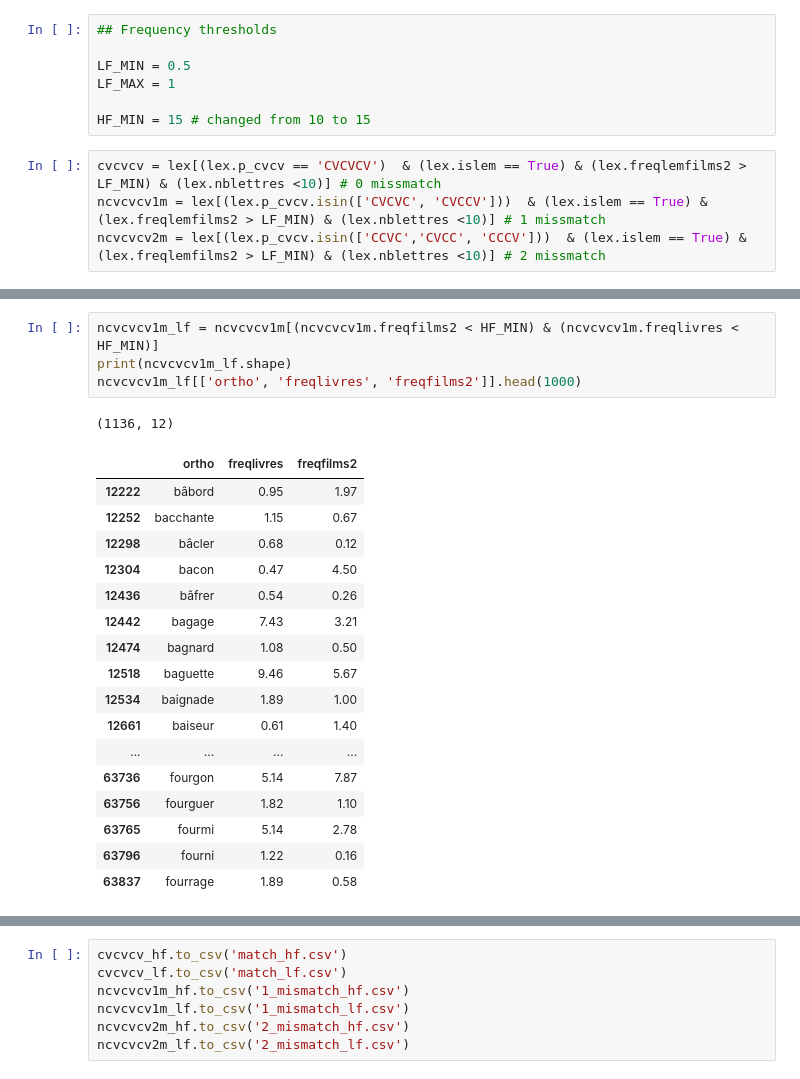
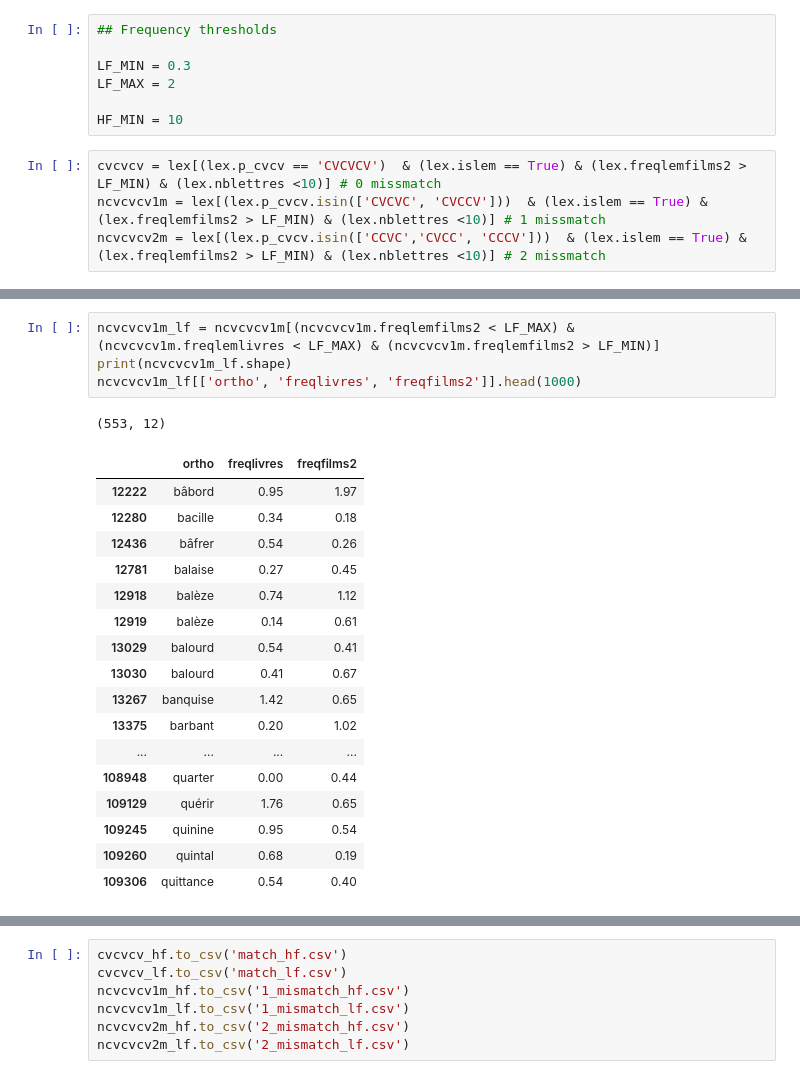
Before and after one commit to chrplr/LPC_2022, a Jupyter notebook: lpc_materials.ipynb, the cells around one changed output, grey strips where cells are left out. Drawn from its saved outputs; the diff is of its cells as text.

```diff
--- a/lpc_materials.ipynb
+++ b/lpc_materials.ipynb
@@ -46,10 +52,10 @@ Experimental factors:
 # %%
 ## Frequency thresholds
 
-LF_MIN = 0.5
-LF_MAX = 1
+LF_MIN = 0.3
+LF_MAX = 2
 
-HF_MIN = 15 # changed from 10 to 15
+HF_MIN = 10
 # %%
 cvcvcv = lex[(lex.p_cvcv == 'CVCVCV')  & (lex.islem == True) & (lex.freqlemfilms2 > LF_MIN) & (lex.nblettres <10)] # 0 missmatch
 ncvcvcv1m = lex[(lex.p_cvcv.isin(['CVCVC', 'CVCCV']))  & (lex.islem == True) & (lex.freqlemfilms2 > LF_MIN) & (lex.nblettres <10)] # 1 missmatch
@@ -126,24 +143,24 @@ ncvcvcv1m_hf[['ortho', 'freqlivres', 'freqfilms2']].head(1000)
 # %%
-ncvcvcv1m_lf = ncvcvcv1m[(ncvcvcv1m.freqfilms2 < HF_MIN) & (ncvcvcv1m.freqlivres < HF_MIN)]
+ncvcvcv1m_lf = ncvcvcv1m[(ncvcvcv1m.freqlemfilms2 < LF_MAX) & (ncvcvcv1m.freqlemlivres < LF_MAX) & (ncvcvcv1m.freqlemfilms2 > LF_MIN)]
 print(ncvcvcv1m_lf.shape)
 ncvcvcv1m_lf[['ortho', 'freqlivres', 'freqfilms2']].head(1000)
 # %% [output]
-(1136, 12)
+(553, 12)
 |  | ortho | freqlivres | freqfilms2 |
 | 12222 | bâbord | 0.95 | 1.97 |
-| 12252 | bacchante | 1.15 | 0.67 |
-| 12298 | bâcler | 0.68 | 0.12 |
-| 12304 | bacon | 0.47 | 4.50 |
+| 12280 | bacille | 0.34 | 0.18 |
 | 12436 | bâfrer | 0.54 | 0.26 |
-| 12442 | bagage | 7.43 | 3.21 |
-| 12474 | bagnard | 1.08 | 0.50 |
-| 12518 | baguette | 9.46 | 5.67 |
-| 12534 | baignade | 1.89 | 1.00 |
-| 12661 | baiseur | 0.61 | 1.40 |
+| 12781 | balaise | 0.27 | 0.45 |
+| 12918 | balèze | 0.74 | 1.12 |
+| 12919 | balèze | 0.14 | 0.61 |
+| 13029 | balourd | 0.54 | 0.41 |
+| 13030 | balourd | 0.41 | 0.67 |
+| 13267 | banquise | 1.42 | 0.65 |
+| 13375 | barbant | 0.20 | 1.02 |
 | ... | ... | ... | ... |
-| 63736 | fourgon | 5.14 | 7.87 |
-| 63756 | fourguer | 1.82 | 1.10 |
-| 63765 | fourmi | 5.14 | 2.78 |
-| 63796 | fourni | 1.22 | 0.16 |
-| 63837 | fourrage | 1.89 | 0.58 |
+| 108948 | quarter | 0.00 | 0.44 |
+| 109129 | quérir | 1.76 | 0.65 |
+| 109245 | quinine | 0.95 | 0.54 |
+| 109260 | quintal | 0.68 | 0.19 |
+| 109306 | quittance | 0.54 | 0.40 |
 # %%
```
Also changed, not shown: parts of 8 cells of this notebook, 6 other files.
